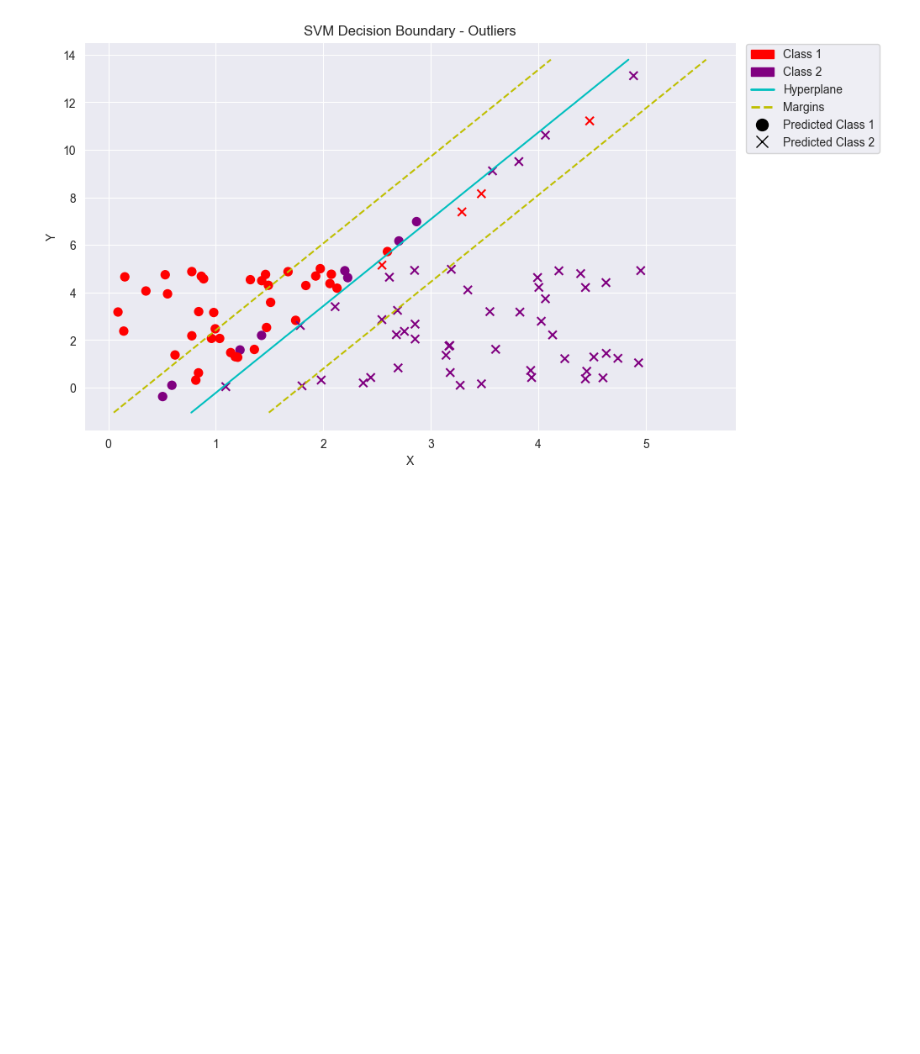
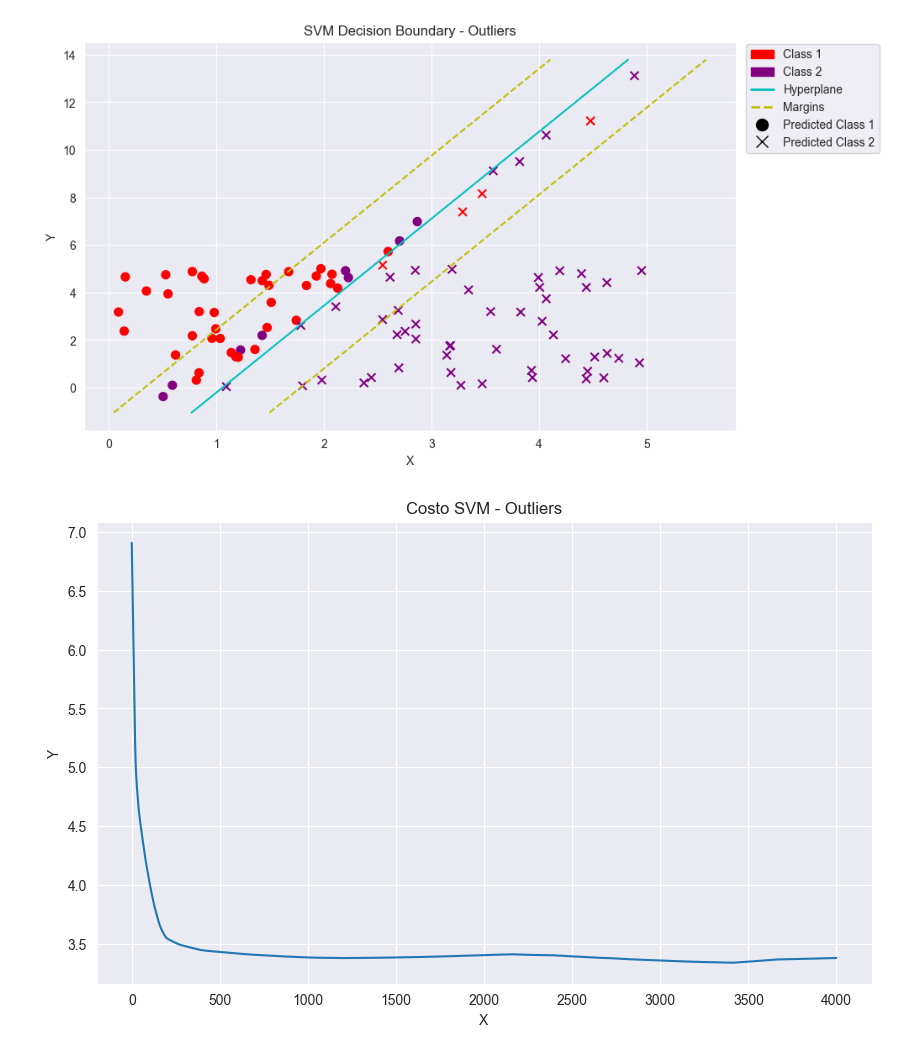
Before and after one commit to prausela/svm, a Jupyter notebook: samples/svm.ipynb, the cells around one changed output. Cells and saved outputs as stored; diff of their text form; code cells hidden in the pictures; blank space fills up the shorter version.

```diff
--- a/samples/svm.ipynb
+++ b/samples/svm.ipynb
@@ -67,10 +79,14 @@ plot_svm(svm1, x_LS, y_LS, pred_LS, "SVM Decision Boundary - LS")
 df_OUTL = pd.read_csv('../data/TP3-2.csv')
 x_OUTL = df_OUTL[["X", "Y"]].to_numpy()
 y_OUTL = df_OUTL["Label"].to_numpy()
-svm2 = SVM(c=7, batch_size=1, epochs=10000, initial_learning_rate=0.00001, decay_rate=0.000001)
+svm2 = SVM(c=7, batch_size=1, epochs=4000, initial_learning_rate=0.00001, decay_rate=0.000001)
 svm2.fit(x_OUTL, y_OUTL)
 pred_OUTL = svm2.predict(x_OUTL)
 # %%
 plot_svm(svm2, x_OUTL, y_OUTL, pred_OUTL, "SVM Decision Boundary - Outliers")
 # %% [output]
 [figure]
+# %%
+plot_cost(svm2, title="Costo SVM - Outliers")
+# %% [output]
+[figure, added]
```
Also changed, not shown: parts of 3 cells of this notebook.
